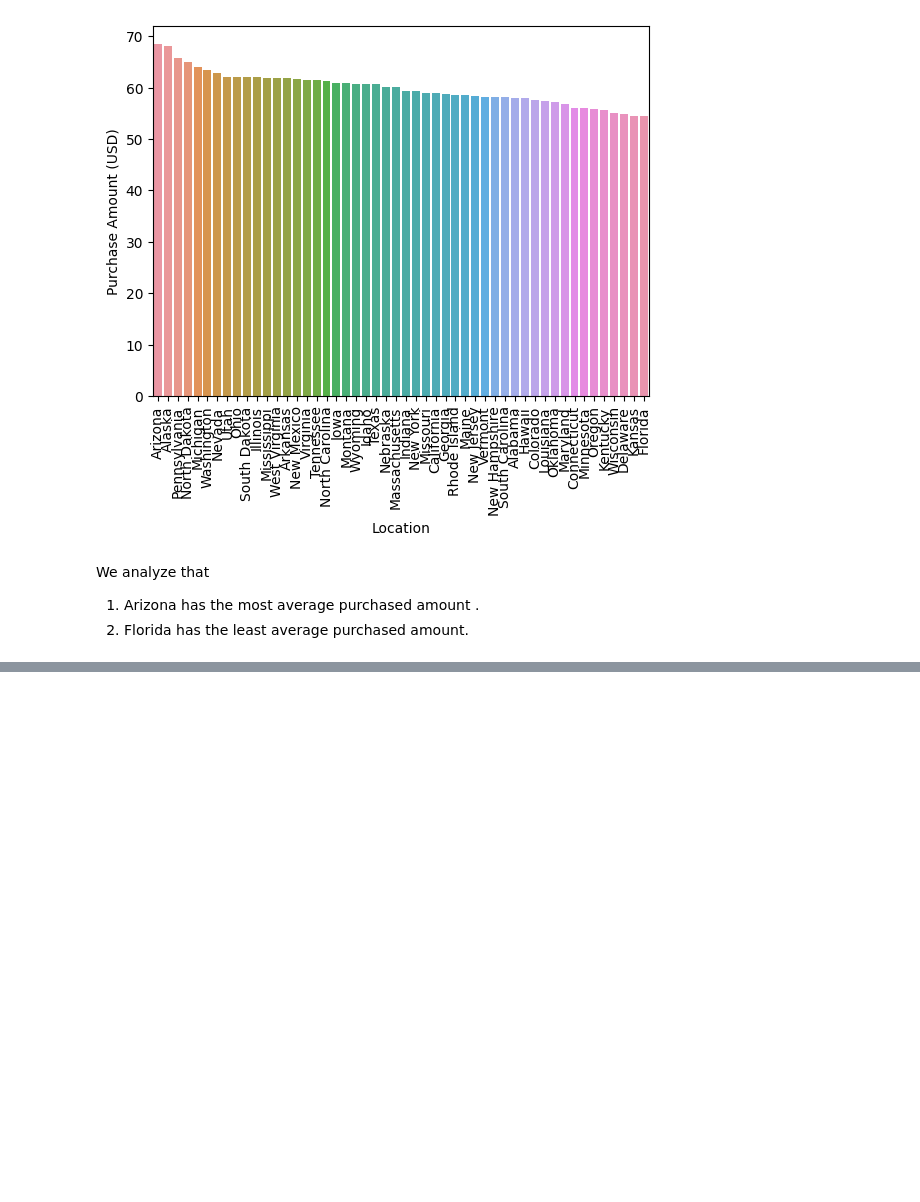
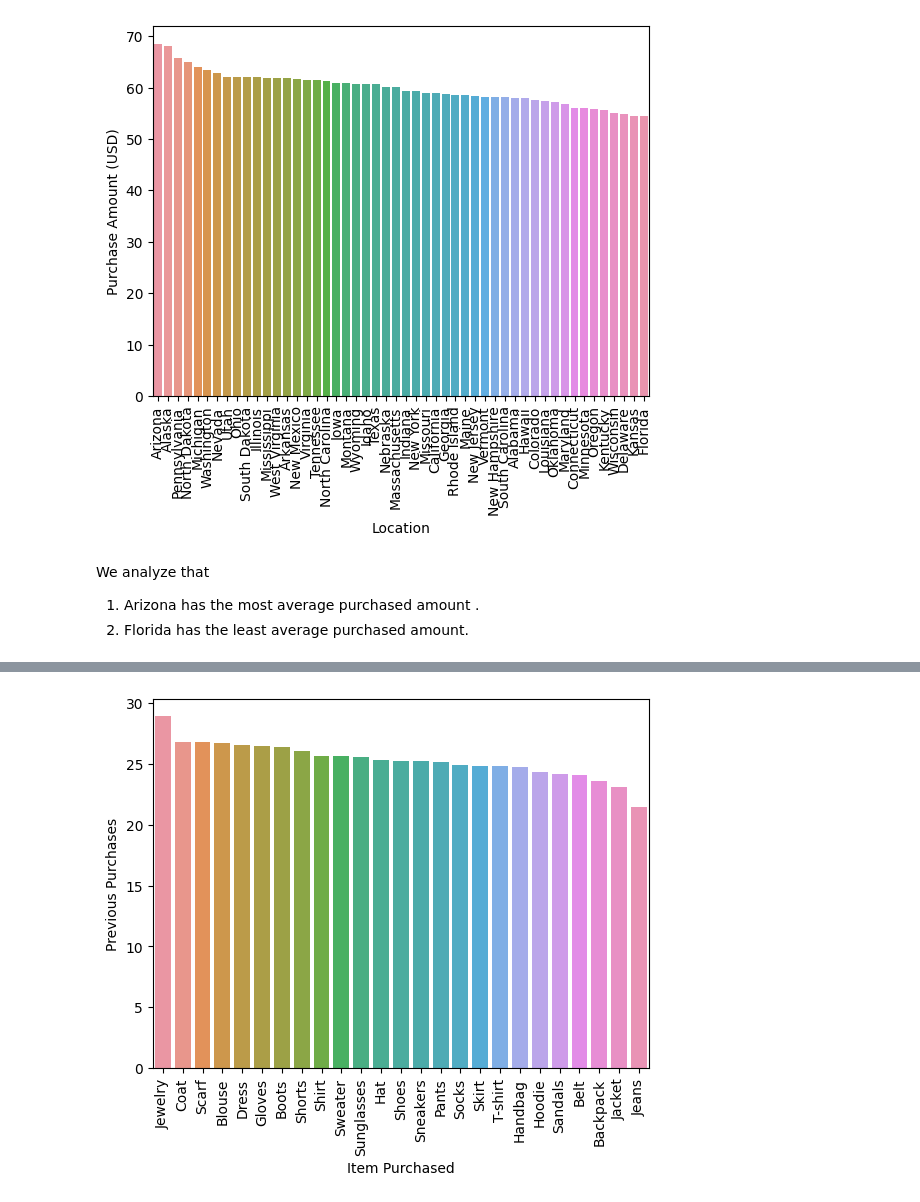
Before and after one commit to vanshikagoyal6396/MLCOE_TASK1_DIABETES, a Jupyter notebook: EDA2.ipynb, the cells around one changed output, grey strips where cells are left out. Cells and saved outputs as stored; diff of their text form; code cells hidden in the pictures; blank space fills up the shorter version.

```diff
--- a/EDA2.ipynb
+++ b/EDA2.ipynb
@@ -253,0 +322,3 @@ We analyze that
+# %%
+nop=pd.DataFrame(data.groupby('Item Purchased')['Previous Purchases'].mean().reset_index().sort_values(by='Previous Purchases',ascending=False))
+nop
@@ -253,0 +360,6 @@ We analyze that
+# %%
+sns.barplot(y='Previous Purchases',x='Item Purchased',data=nop)
+plt.xticks(rotation=90)
+plt.show()
+# %% [output]
+[figure, added]
```
Also changed, not shown: parts of 16 cells of this notebook.
